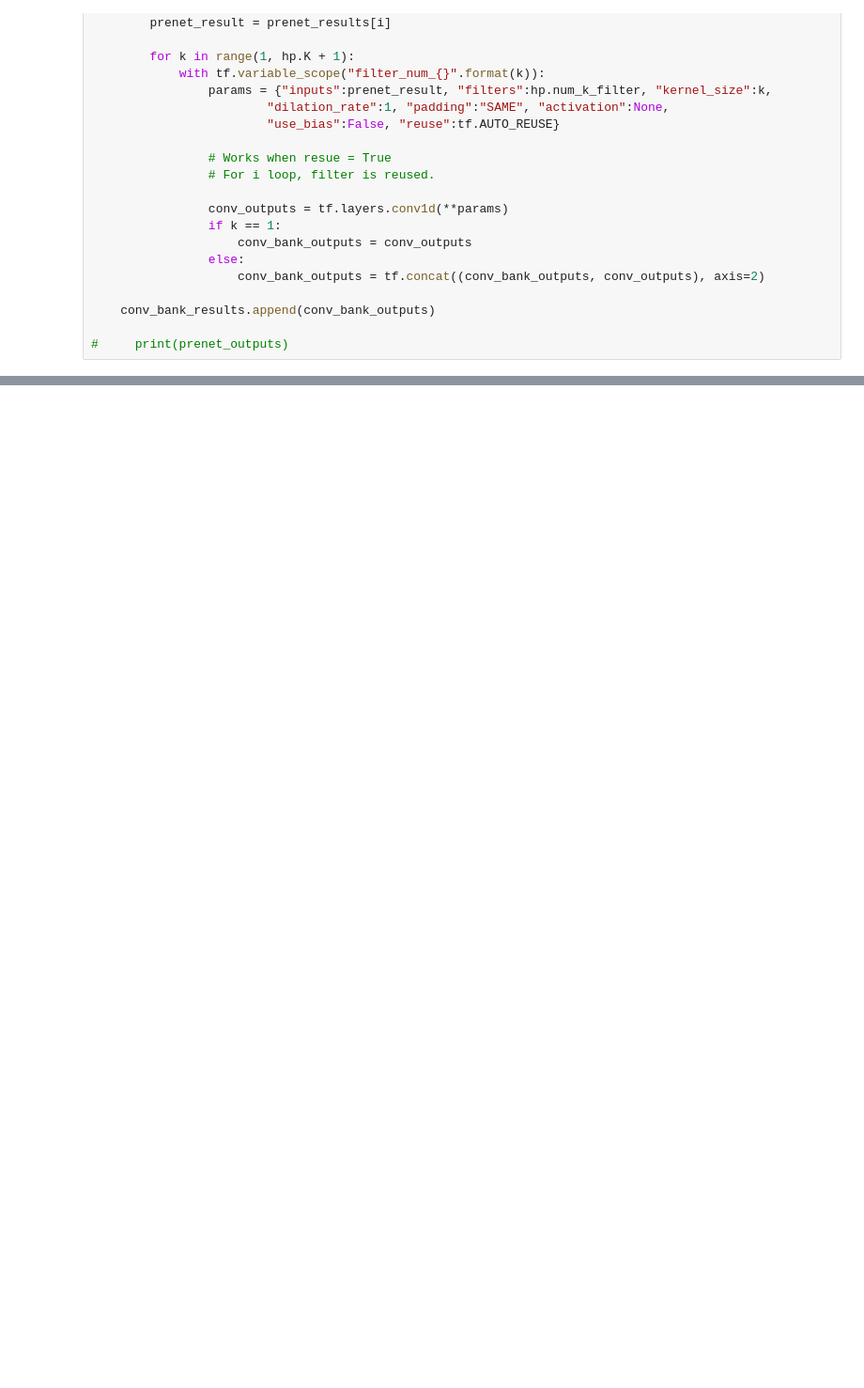
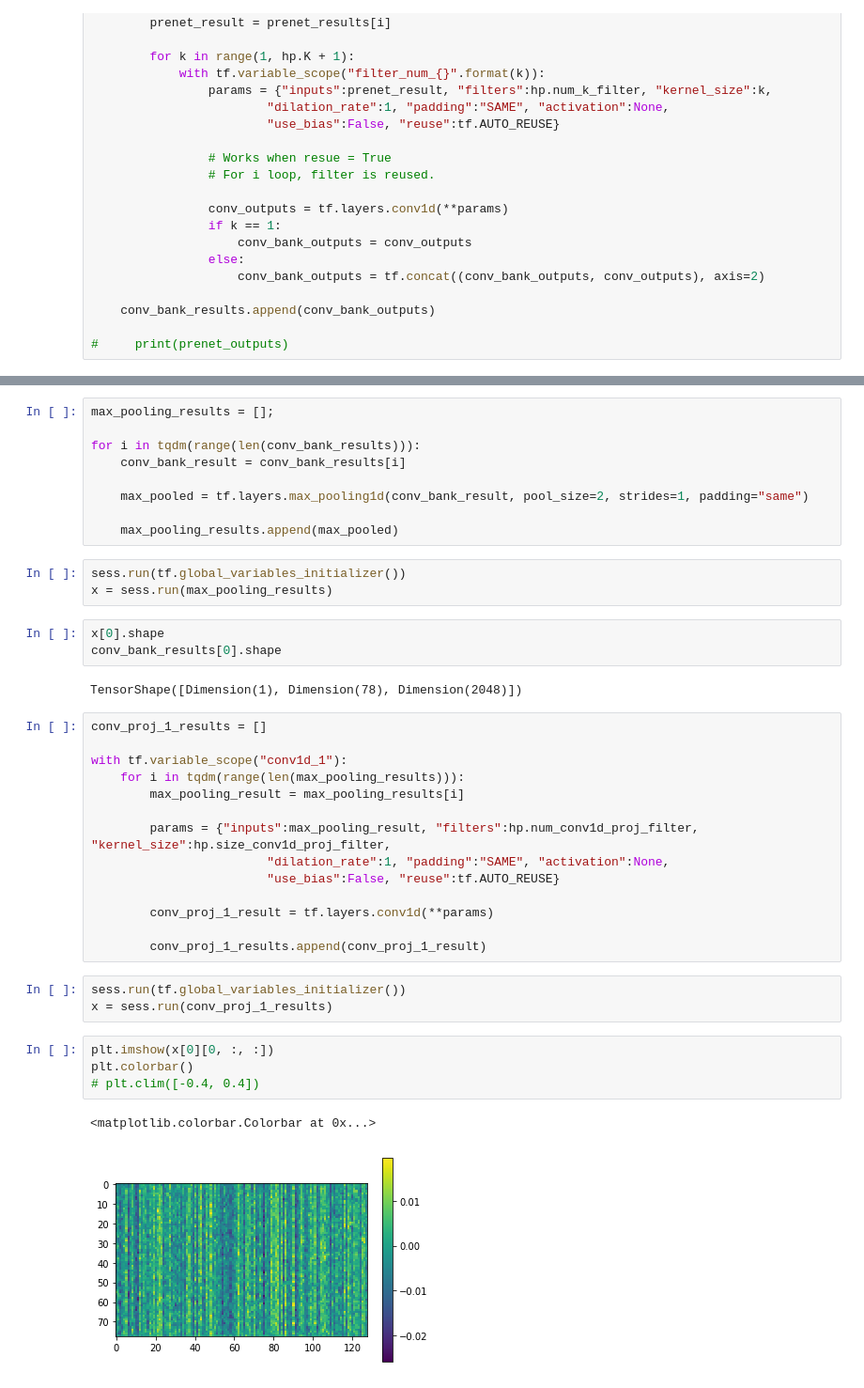
Before and after one commit to Joovvhan/tacotron-korean, a Jupyter notebook: src/main.ipynb, the cells around one changed output, grey strips where cells are left out. Shown at 94% size. Cells and saved outputs as stored; diff of their text form; blank space fills up the shorter version.

Commit message:
Implemented every graph within an iPython Notebook file.

```diff
--- a/src/main.ipynb
+++ b/src/main.ipynb
@@ -208,0 +347,41 @@ sess.run(conv_bank_results)
+# %%
+max_pooling_results = [];
+
+for i in tqdm(range(len(conv_bank_results))):
+    conv_bank_result = conv_bank_results[i]
+
+    max_pooled = tf.layers.max_pooling1d(conv_bank_result, pool_size=2, strides=1, padding="same")
+
+    max_pooling_results.append(max_pooled)
+# %%
+sess.run(tf.global_variables_initializer())
+x = sess.run(max_pooling_results)
+# %%
+x[0].shape
+conv_bank_results[0].shape
+# %% [output]
+TensorShape([Dimension(1), Dimension(78), Dimension(2048)])
+# %%
+conv_proj_1_results = []
+
+with tf.variable_scope("conv1d_1"):
+    for i in tqdm(range(len(max_pooling_results))):
+        max_pooling_result = max_pooling_results[i]
+
+        params = {"inputs":max_pooling_result, "filters":hp.num_conv1d_proj_filter, "kernel_size":hp.size_conv1d_proj_filter,
+                        "dilation_rate":1, "padding":"SAME", "activation":None,
+                        "use_bias":False, "reuse":tf.AUTO_REUSE}
+
+        conv_proj_1_result = tf.layers.conv1d(**params)
+
+        conv_proj_1_results.append(conv_proj_1_result)
+# %%
+sess.run(tf.global_variables_initializer())
+x = sess.run(conv_proj_1_results)
+# %%
+plt.imshow(x[0][0, :, :])
+plt.colorbar()
+# plt.clim([-0.4, 0.4])
+# %% [output]
+<matplotlib.colorbar.Colorbar at 0x...>
+[figure, added]
```
Also changed, not shown: parts of 68 cells of this notebook, 1 other file.
